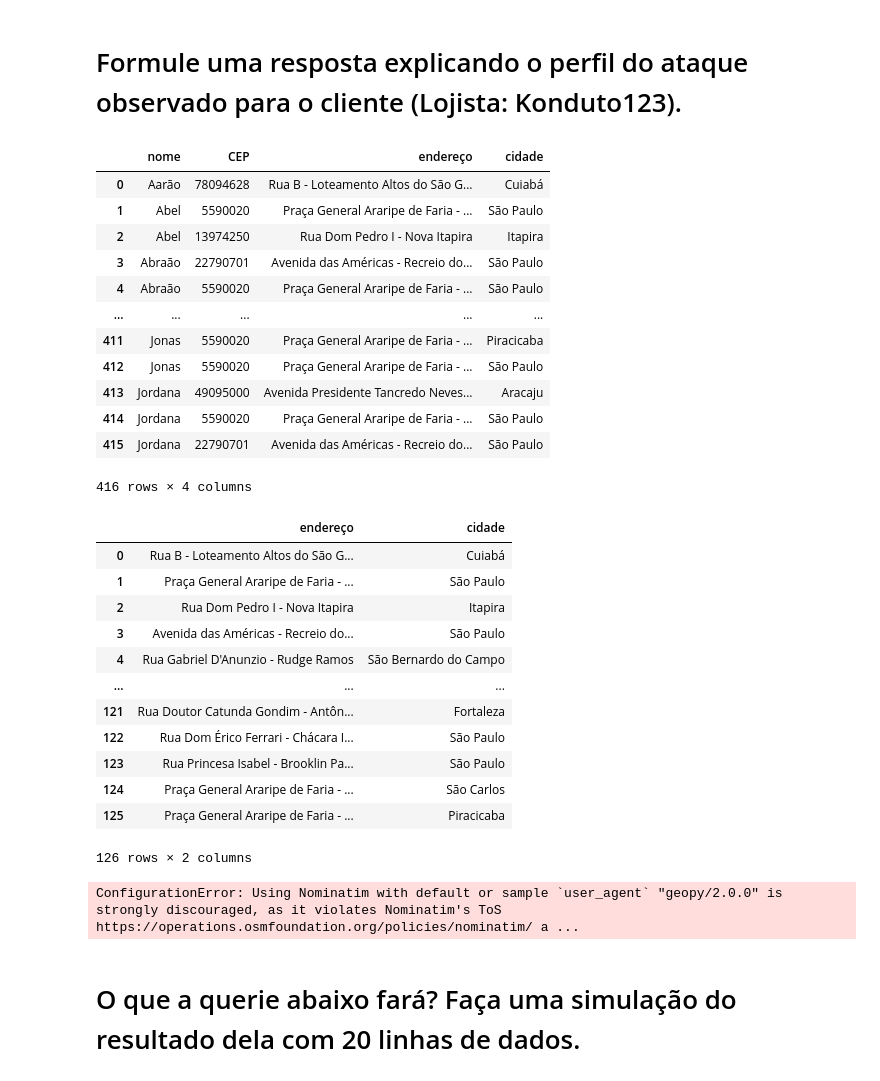
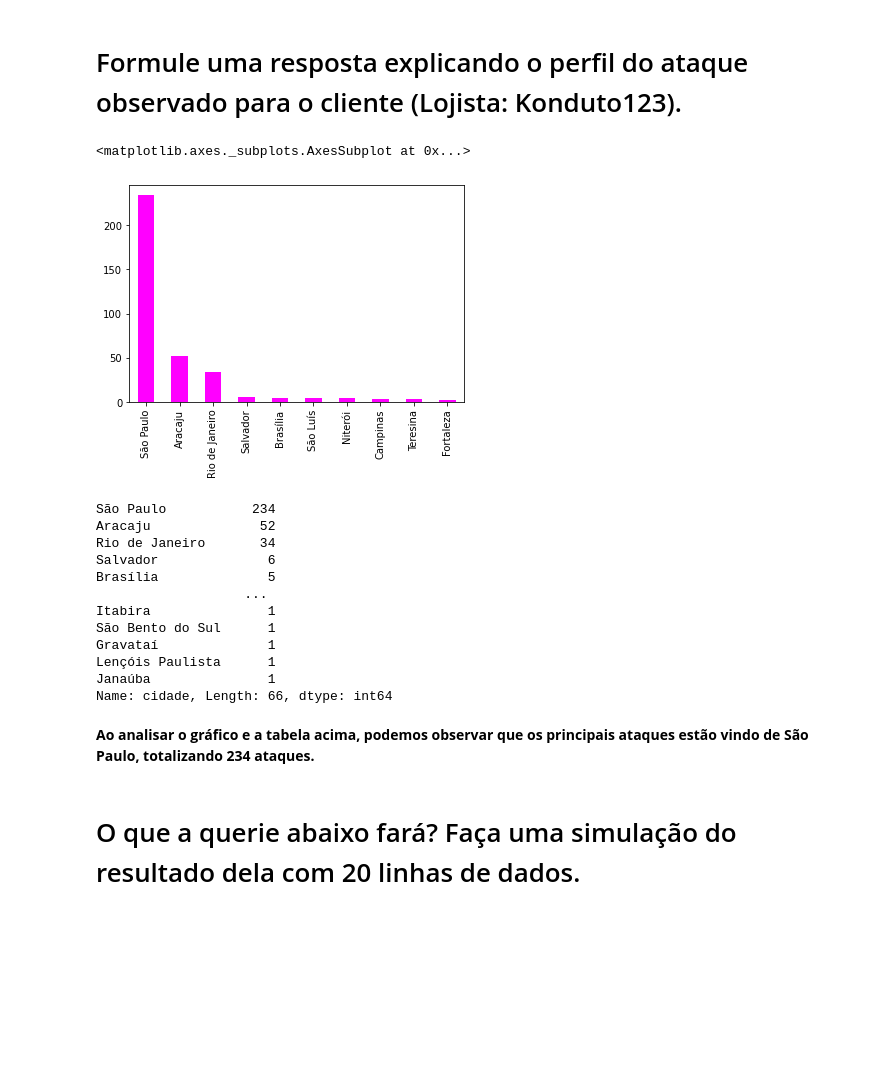
Before and after one commit to yguenka/K-Case, a Jupyter notebook: Konduto Case Interno- Analista de Dados.ipynb, the cells around one changed output. Cells and saved outputs as stored; diff of their text form; code cells hidden in the pictures; blank space fills up the shorter version.

```diff
--- a/Konduto Case Interno- Analista de Dados.ipynb
+++ b/Konduto Case Interno- Analista de Dados.ipynb
@@ -133,19 +134,23 @@ print('Taxa % de falso positivo :', falso/total_rep*100)
 Taxa % de falso positivo : 1.2987012987012987
 # %% [markdown]
 # Formule uma resposta explicando o perfil do ataque observado para o cliente (Lojista: Konduto123).
+# %%
+pd.Series(fraude['cidade']).value_counts().head(10).plot(kind='bar', color='magenta')
+# %% [output]
+<matplotlib.axes._subplots.AxesSubplot at 0x...>
+[figure, added]
 # %%
-fraude
+fraude['cidade'].value_counts()
 # %% [output]
-|  | nome | CEP | endereço | cidade |
-| 0 | Aarão | 78094628 | Rua B - Loteamento Altos do São G... | Cuiabá |
-| 1 | Abel | 5590020 | Praça General Araripe de Faria - ... | São Paulo |
-| 2 | Abel | 13974250 | Rua Dom Pedro I - Nova Itapira | Itapira |
-| 3 | Abraão | 22790701 | Avenida das Américas - Recreio do... | São Paulo |
-| 4 | Abraão | 5590020 | Praça General Araripe de Faria - ... | São Paulo |
-| ... | ... | ... | ... | ... |
-| 411 | Jonas | 5590020 | Praça General Araripe de Faria - ... | Piracicaba |
-| 412 | Jonas | 5590020 | Praça General Araripe de Faria - ... | São Paulo |
-| 413 | Jordana | 49095000 | Avenida Presidente Tancredo Neves... | Aracaju |
-| 414 | Jordana | 5590020 | Praça General Araripe de Faria - ... | São Paulo |
-| 415 | Jordana | 22790701 | Avenida das Américas - Recreio do... | São Paulo |
-416 rows × 4 columns
+São Paulo           234
+Aracaju              52
+Rio de Janeiro       34
+Salvador              6
+Brasília              5
+                   ...
+Itabira               1
+São Bento do Sul      1
+Gravataí              1
+Lençóis Paulista      1
+Janaúba               1
+Name: cidade, Length: 66, dtype: int64
@@ -154,27 +157,5 @@ local = fraude[['endereço','cidade']].drop_duplicates().reset_index().drop(colu
-# %%
-local
-# %% [output]
-|  | endereço | cidade |
-| 0 | Rua B - Loteamento Altos do São G... | Cuiabá |
-| 1 | Praça General Araripe de Faria - ... | São Paulo |
-| 2 | Rua Dom Pedro I - Nova Itapira | Itapira |
-| 3 | Avenida das Américas - Recreio do... | São Paulo |
-| 4 | Rua Gabriel D'Anunzio - Rudge Ramos | São Bernardo do Campo |
-| ... | ... | ... |
-| 121 | Rua Doutor Catunda Gondim - Antôn... | Fortaleza |
-| 122 | Rua Dom Érico Ferrari - Chácara I... | São Paulo |
-| 123 | Rua Princesa Isabel - Brooklin Pa... | São Paulo |
-| 124 | Praça General Araripe de Faria - ... | São Carlos |
-| 125 | Praça General Araripe de Faria - ... | Piracicaba |
-126 rows × 2 columns
-# %%
-geolocator = Nominatim()
-for item in tqdm(range(0,126)):
-    location = geolocator.geocode(local['endereço'][item] + local['cidade'][item])
-    local['latitude'][item]= location.latitude
-    local['longitude'][item]=location.longitude
-# %% [output]
-ConfigurationError: Using Nominatim with default or sample `user_agent` "geopy/2.0.0" is strongly discouraged, as it violates Nominatim's ToS https://operations.osmfoundation.org/policies/nominatim/ a ...
+# %% [markdown]
+<b>Ao analisar o gráfico e a tabela acima, podemos observar que os principais ataques estão vindo de São Paulo, totalizando 234 ataques.<b>
 # %% [markdown]
 # O que a querie abaixo fará? Faça uma simulação do resultado dela com 20 linhas de dados.
 # %%
```
Also changed, not shown: parts of 3 cells of this notebook.
